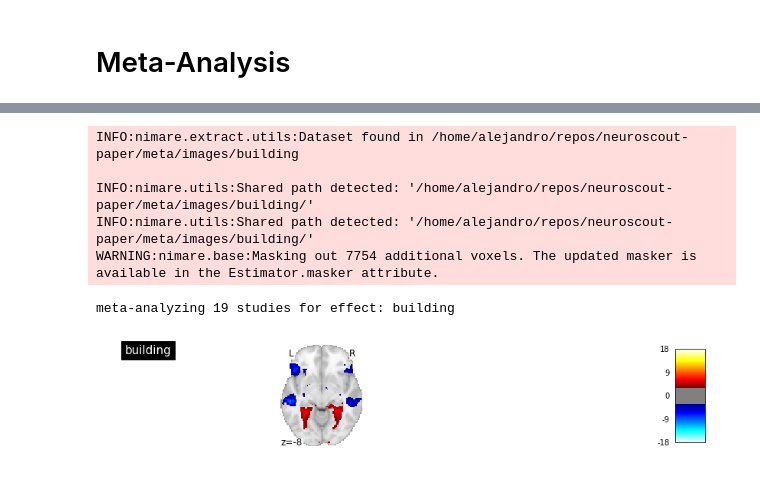
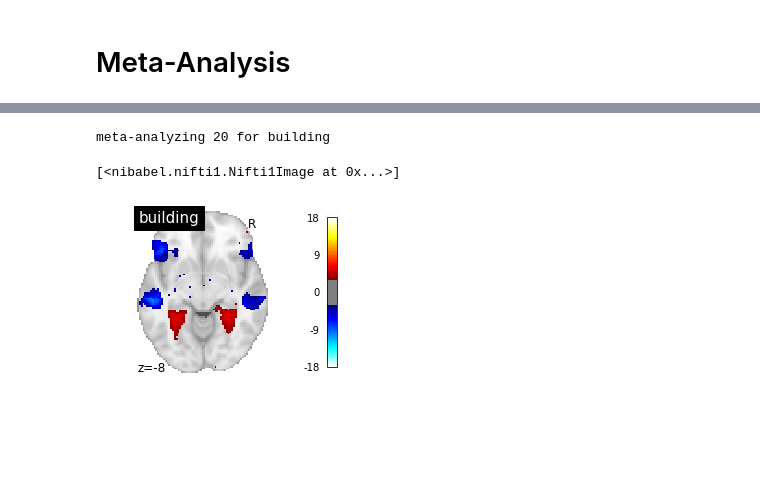
Before and after one commit to rbroc/neuroscout-paper, a Jupyter notebook: meta/01 - basic features.ipynb, the cells around one changed output, grey strips where cells are left out. Drawn from its saved outputs; the diff is of its cells as text; code cells hidden in the pictures; blank space fills up the shorter version.

```diff
--- a/meta/01 - basic features.ipynb
+++ b/meta/01 - basic features.ipynb
@@ -16,6 +17,7 @@ sys.path.append("..")
 # Single-predictor models for key features
 Meta-analyses of 16 different features: 11 ClarifAI labels, 3 other visual features (face detection, brightness, and shot change), and 2 audio features (overall volume, and presence of speech). Each model contains only the target feature plus standard nuisance covariates.
 # %%
-json_data = json.load((Path('../models') / 'single_predictor.json').open())
+single_predictors = json.load(open('../models/single_predictor.json'))
+ns = Neuroscout()
 # %% [markdown]
 # Meta-Analysis
@@ -126,8 +99,7 @@ meta-analyzing 19 studies for effect: speech
 # %%
-building_imgs = process_set('sp', json_data={'building': json_data['building']},
-                          download=True, overwrite=True,
-                          collection_kwargs={'estimator': 'afni'},
-                          exclude=['movieDM'],
-                          plot_kwargs=dict(vmax=18, threshold=3.29, cut_coords=[-8])
-                         )
+analyze_dataset(
+    single_predictors['building'],
+    collection_kwargs={'estimator': 'afni'},
+    plot_kwargs=dict(vmax=18, threshold=3.29, cut_coords=[-8])
+)
 # %% [output]
@@ -135,7 +108,3 @@ Downloading maps for effect 'building'...
-INFO:nimare.extract.utils:Dataset found in /home/alejandro/repos/neuroscout-paper/meta/images/building
-
-INFO:nimare.utils:Shared path detected: '/home/alejandro/repos/neuroscout-paper/meta/images/building/'
-INFO:nimare.utils:Shared path detected: '/home/alejandro/repos/neuroscout-paper/meta/images/building/'
-WARNING:nimare.base:Masking out 7754 additional voxels. The updated masker is available in the Estimator.masker attribute.
+meta-analyzing 20 for building
-meta-analyzing 19 studies for effect: building
+[<nibabel.nifti1.Nifti1Image at 0x...>]
-[figure, old version]
+[figure, new version]
```
Also changed, not shown: parts of 17 cells of this notebook, 1 other file.
